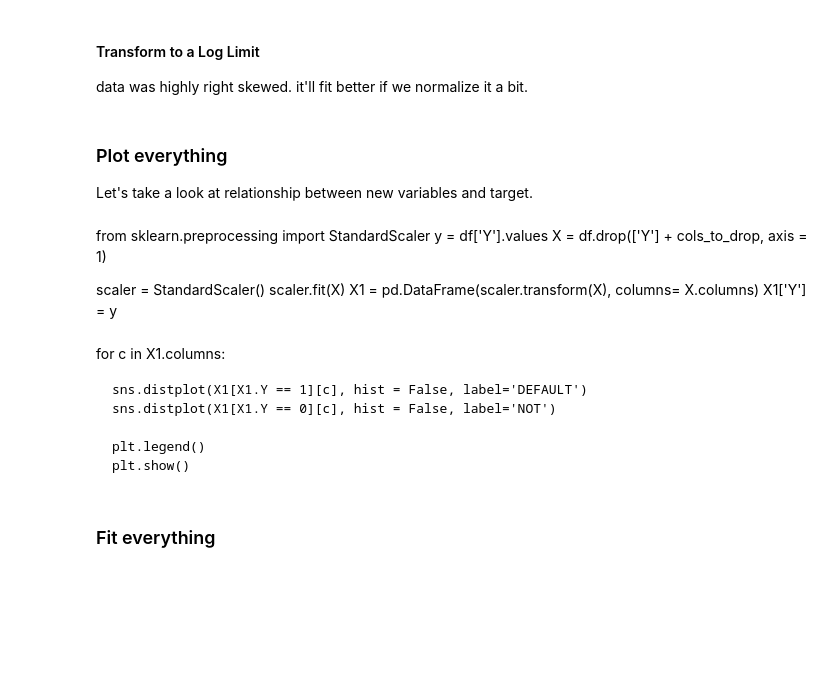
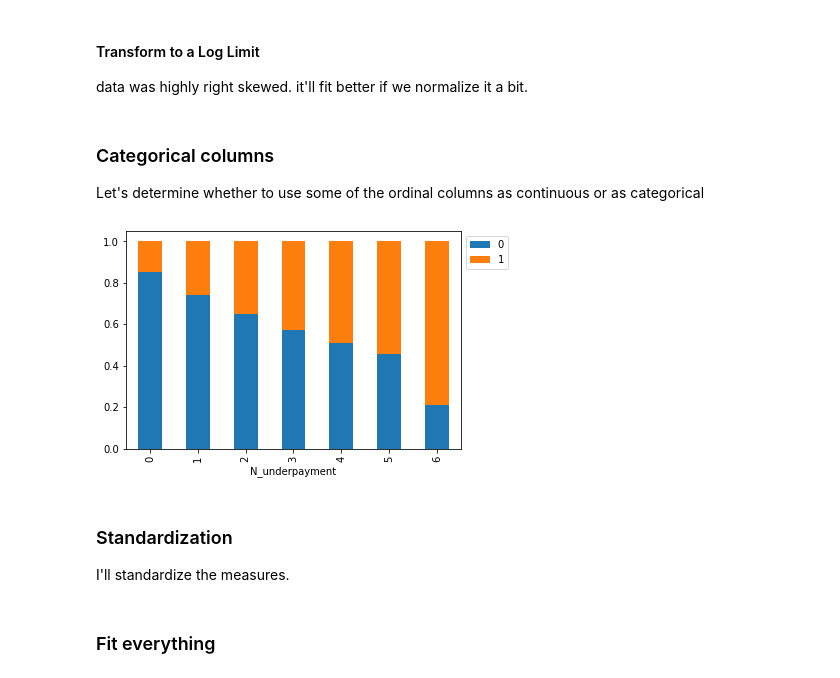
Before and after one commit to stereopickle/credit_card_default_classification, a Jupyter notebook: 010.Process.ipynb, the cells around one changed output. Drawn from its saved outputs; the diff is of its cells as text; code cells hidden in the pictures; blank space fills up the shorter version.

```diff
--- a/010.Process.ipynb
+++ b/010.Process.ipynb
@@ -388,6 +421,7 @@ for i in range(1, 7):
     df[f"percent_paid_{i}"] = np.where(df[f"BILL_AMT{i}"] > 0, df[f"PAY_AMT{i}"] / df[f"BILL_AMT{i}"], 1)
 
 df['payment_patter_change'] = df['percent_paid_6'] - df['percent_paid_1']
+df['bill_change'] = df['BILL_AMT6'] - df['BILL_AMT1']
 # %%
 cols_to_drop = cols_to_drop + [c for c in df if c.startswith('percent_paid')]
 # %% [markdown]
@@ -397,27 +433,22 @@ df['payment_average_p'] = df[[c for c in df if c.startswith('percent_paid')]].me
+# %%
+df['max_bill'] = df[bill_amt_names].max(axis = 1)
 # %% [markdown]
 #### Transform to a Log Limit
 data was highly right skewed. it'll fit better if we normalize it a bit.
 # %%
 df['ln_limit_bal'] = np.log(df['LIMIT_BAL'])
+df['low_limit_bal'] = np.where(df['ln_limit_bal'] < 10.5, 1, 0)
 # %%
 cols_to_drop = cols_to_drop + ['LIMIT_BAL']
-# %% [markdown]
-### Plot everything
-Let's take a look at relationship between new variables and target.
-# %% [markdown]
-from sklearn.preprocessing import StandardScaler
-y = df['Y'].values
-X = df.drop(['Y'] + cols_to_drop, axis = 1)
-
-scaler = StandardScaler()
-scaler.fit(X)
-X1 = pd.DataFrame(scaler.transform(X), columns= X.columns)
-X1['Y'] = y
-# %% [markdown]
-for c in X1.columns:
-
-    sns.distplot(X1[X1.Y == 1][c], hist = False, label='DEFAULT')
-    sns.distplot(X1[X1.Y == 0][c], hist = False, label='NOT')
-
-    plt.legend()
-    plt.show()
+# %% [markdown]
+### Categorical columns
+Let's determine whether to use some of the ordinal columns as continuous or as categorical
+# %%
+df_clean = df.drop(cols_to_drop, axis = 1)
+# %%
+tmp = df_clean.groupby(['N_underpayment']).Y.value_counts(normalize = True).unstack()
+tmp.plot(kind = 'bar', stacked = True)
+plt.legend(bbox_to_anchor = [1, 1])
+plt.show()
+# %% [output]
+[figure, added]
@@ -423,0 +459,3 @@ for c in X1.columns:
+# %% [markdown]
+### Standardization
+I'll standardize the measures.
```
Also changed, not shown: parts of 56 cells of this notebook.
